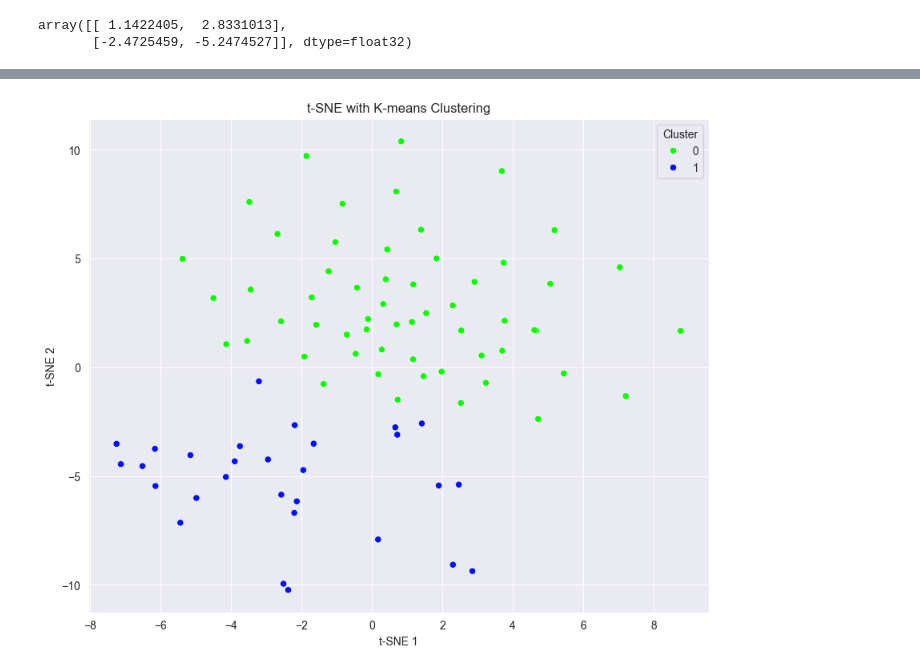
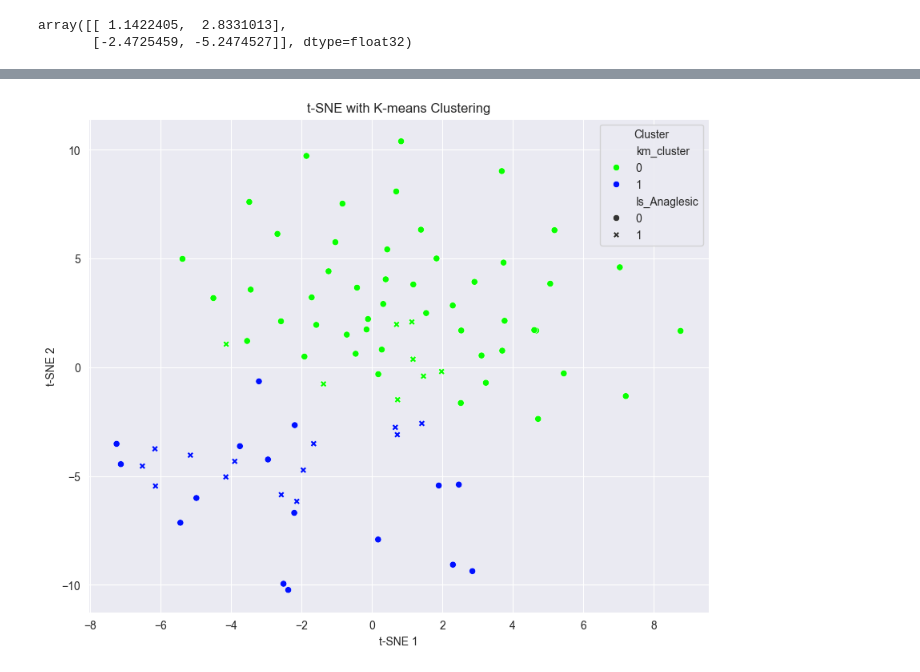
Before and after one commit to JKosciukiewicz/MLDD_Project, a Jupyter notebook: Clustering_examples_second_part.ipynb, the cells around one changed output, grey strips where cells are left out. Drawn from its saved outputs; the diff is of its cells as text; code cells hidden in the pictures.

Commit message:
Changed plotting

```diff
--- a/Clustering_examples_second_part.ipynb
+++ b/Clustering_examples_second_part.ipynb
@@ -122,11 +133,11 @@ array([[ 1.1422405,  2.8331013],
 # %%
 # Plot t-SNE results with cluster assignments
 plt.figure(figsize=(10, 8))
-sns.scatterplot(x=tsne_results[:, 0], y=tsne_results[:, 1], hue=df['km_cluster'], palette=sns.color_palette("hsv", n_clusters))
+sns.scatterplot(x=tsne_results[:, 0], y=tsne_results[:, 1], hue=df['km_cluster'], palette=sns.color_palette("hsv", n_clusters), style=df['Is_Anaglesic'])
 plt.title('t-SNE with K-means Clustering')
 plt.xlabel('t-SNE 1')
 plt.ylabel('t-SNE 2')
 plt.legend(title='Cluster')
 plt.show()
 # %% [output]
-[figure, old version]
+[figure, new version]
```
Also changed, not shown: parts of 2 cells of this notebook.
